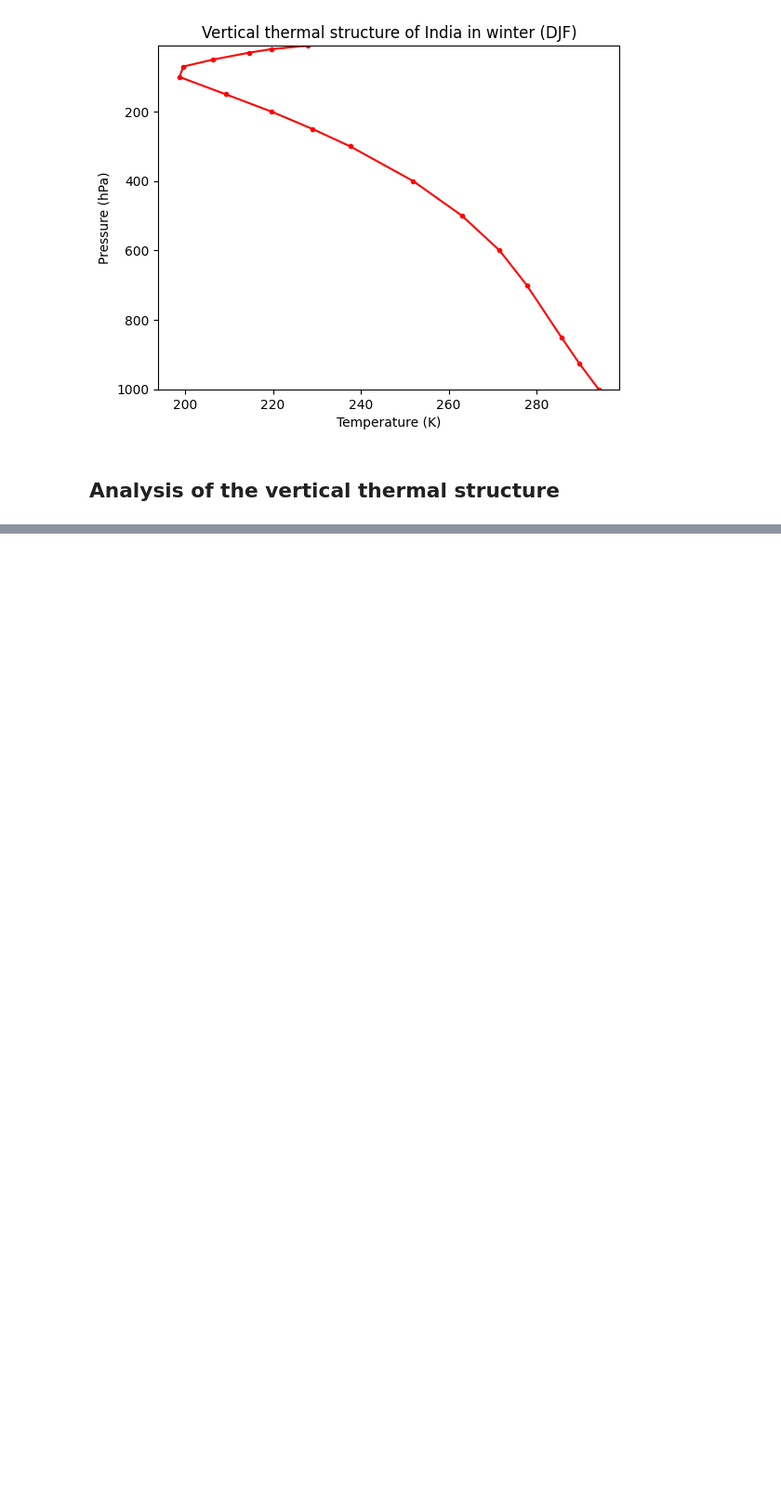
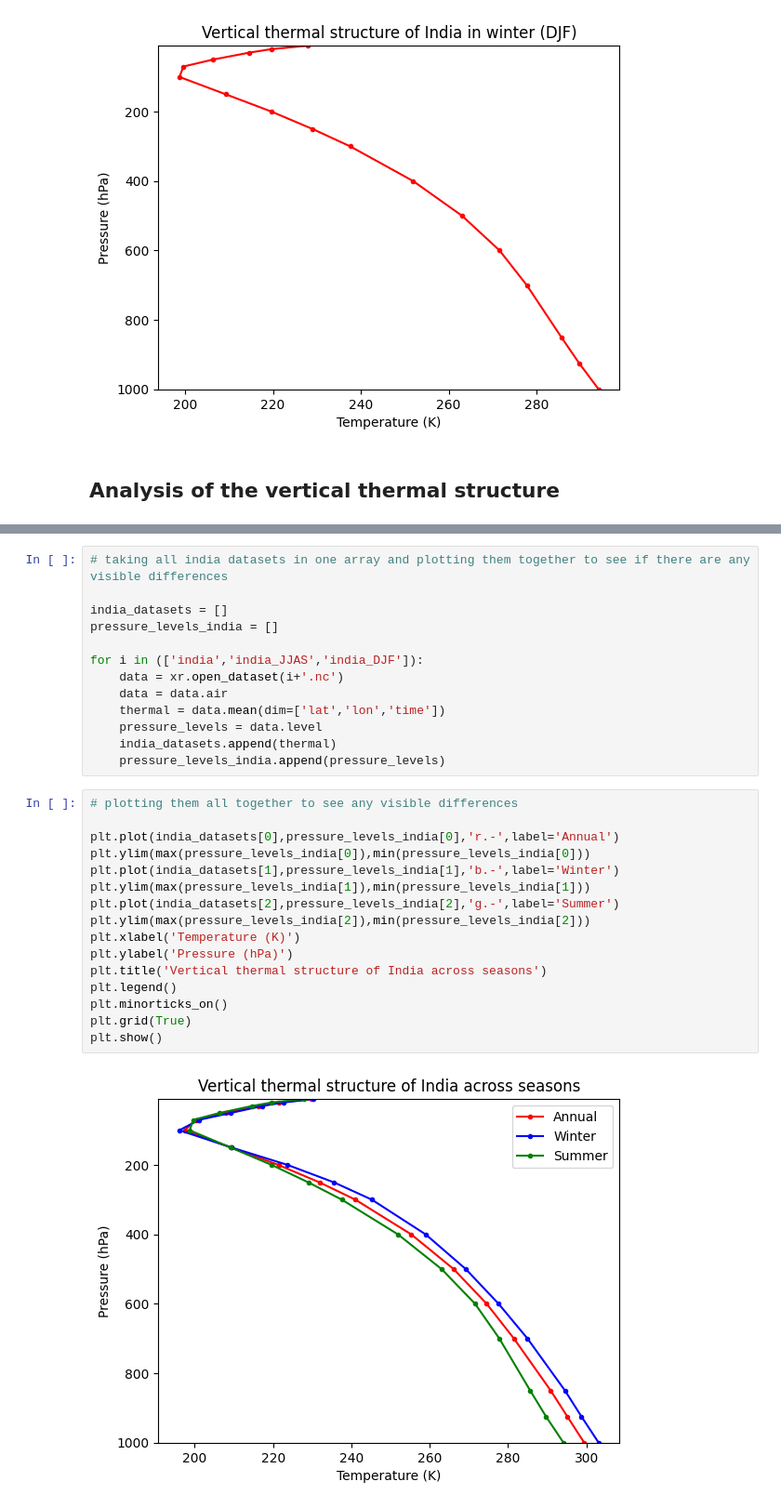
Before and after one commit to shiv3679/EES405, a Jupyter notebook: lab_session_02/session_2.ipynb, the cells around one changed output, grey strips where cells are left out. Shown at 93% size. Cells and saved outputs as stored; diff of their text form; blank space fills up the shorter version.

```diff
--- a/lab_session_02/session_2.ipynb
+++ b/lab_session_02/session_2.ipynb
@@ -616,0 +713,31 @@ plt.show()
+# %%
+# taking all india datasets in one array and plotting them together to see if there are any visible differences
+
+india_datasets = []
+pressure_levels_india = []
+
+for i in (['india','india_JJAS','india_DJF']):
+    data = xr.open_dataset(i+'.nc')
+    data = data.air
+    thermal = data.mean(dim=['lat','lon','time'])
+    pressure_levels = data.level
+    india_datasets.append(thermal)
+    pressure_levels_india.append(pressure_levels)
+# %%
+# plotting them all together to see any visible differences
+
+plt.plot(india_datasets[0],pressure_levels_india[0],'r.-',label='Annual')
+plt.ylim(max(pressure_levels_india[0]),min(pressure_levels_india[0]))
+plt.plot(india_datasets[1],pressure_levels_india[1],'b.-',label='Winter')
+plt.ylim(max(pressure_levels_india[1]),min(pressure_levels_india[1]))
+plt.plot(india_datasets[2],pressure_levels_india[2],'g.-',label='Summer')
+plt.ylim(max(pressure_levels_india[2]),min(pressure_levels_india[2]))
+plt.xlabel('Temperature (K)')
+plt.ylabel('Pressure (hPa)')
+plt.title('Vertical thermal structure of India across seasons')
+plt.legend()
+plt.minorticks_on()
+plt.grid(True)
+plt.show()
+# %% [output]
+[figure, added]
```
Also changed, not shown: parts of 11 cells of this notebook, 1 other file.
